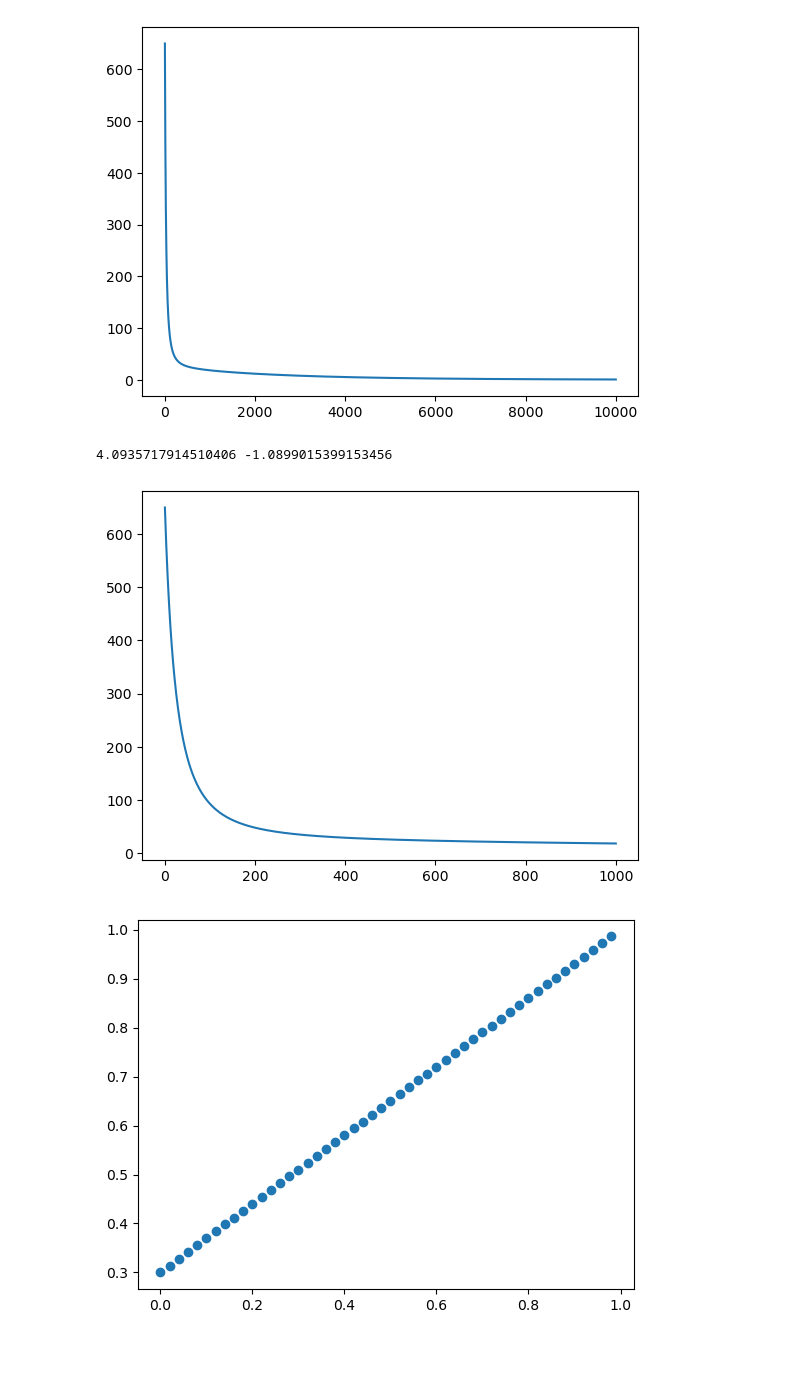
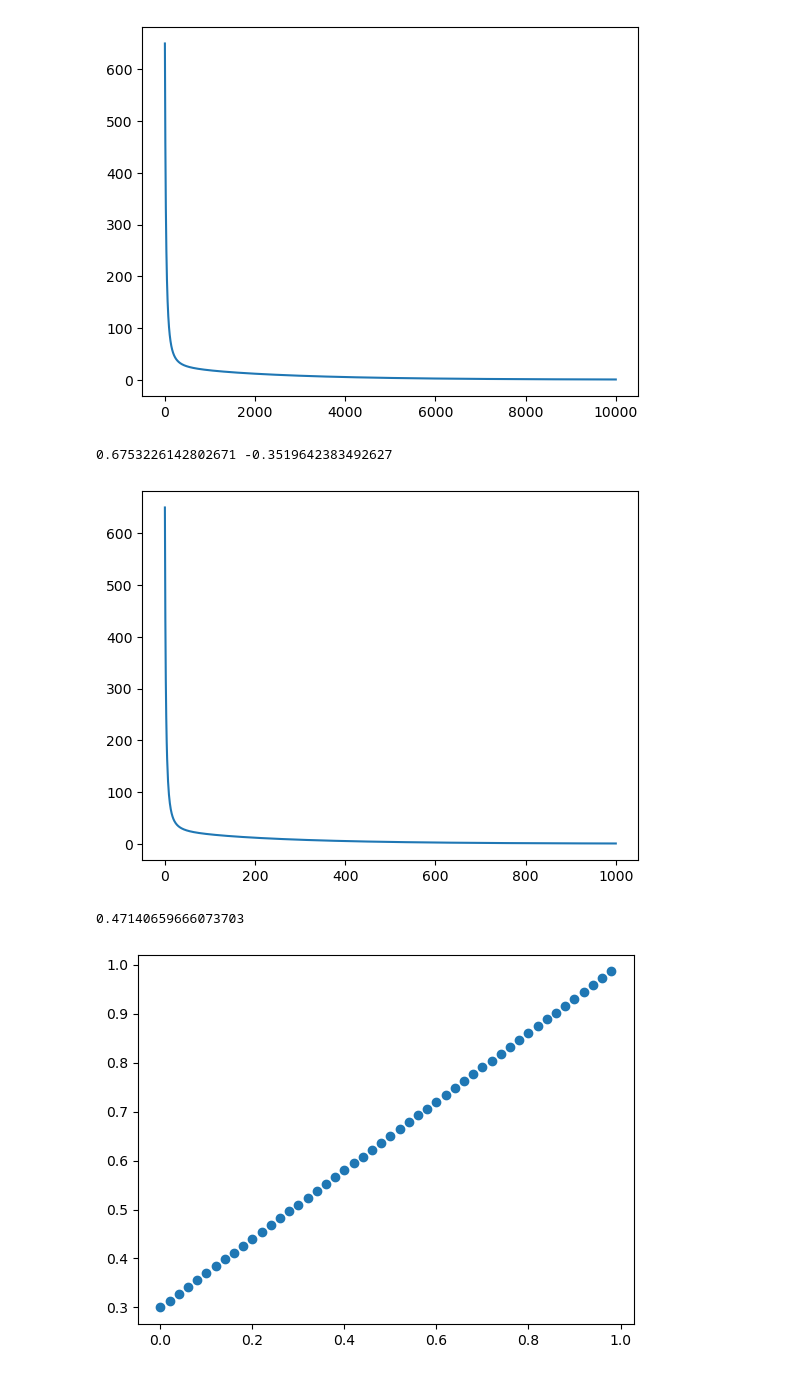
Before and after one commit to Aleksis99/Artificial-Intelligence, a Jupyter notebook: 06_Intro_to_ML_Linear&Logistic_Regression.ipynb, the cells around one changed output. Drawn from its saved outputs; the diff is of its cells as text; code cells hidden in the pictures.

```diff
--- a/06_Intro_to_ML_Linear&Logistic_Regression.ipynb
+++ b/06_Intro_to_ML_Linear&Logistic_Regression.ipynb
@@ -236,32 +240,37 @@ plt.show()
 0.6765410763886508 -0.3526029247165862
 [figure]
 # %%
-lr = 0.0001
+lr = 0.001
 x1 = 5
 x2 = -5
+h = 1e-8
 
 def g1(x1):
     return 2 * x1
 
 
 def g2(x2):
     return 4 * x2**3
 
 
 values = []
 for i in tqdm(range(1000)):
     values.append(g(x1, x2))
     x1 -= lr * (g(x1 + h, x2) - g(x1, x2)) / h
     x2 -= lr * (g(x1, x2 + h) - g(x1, x2)) / h
 
 values.append(g(x1, x2))
 
 print(x1, x2)
 plt.plot(values)
 plt.show()
 # %% [output]
-4.0935717914510406 -1.0899015399153456
+0.6753226142802671 -0.3519642383492627
-[figure, old version]
+[figure, new version]
+# %%
+g(x1, x2)
+# %% [output]
+0.47140659666073703
 # %%
 weight = 0.7
 bias = 0.3
```
Also changed, not shown: parts of 16 cells of this notebook, 8 other files.
